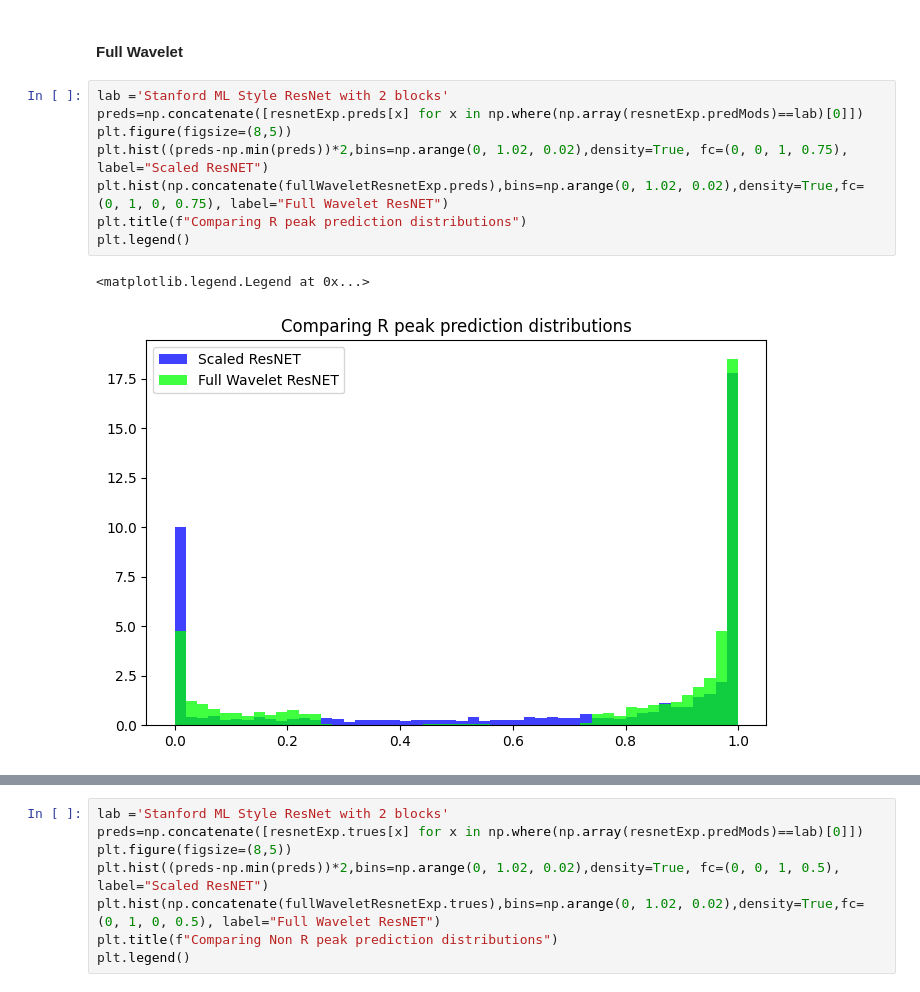
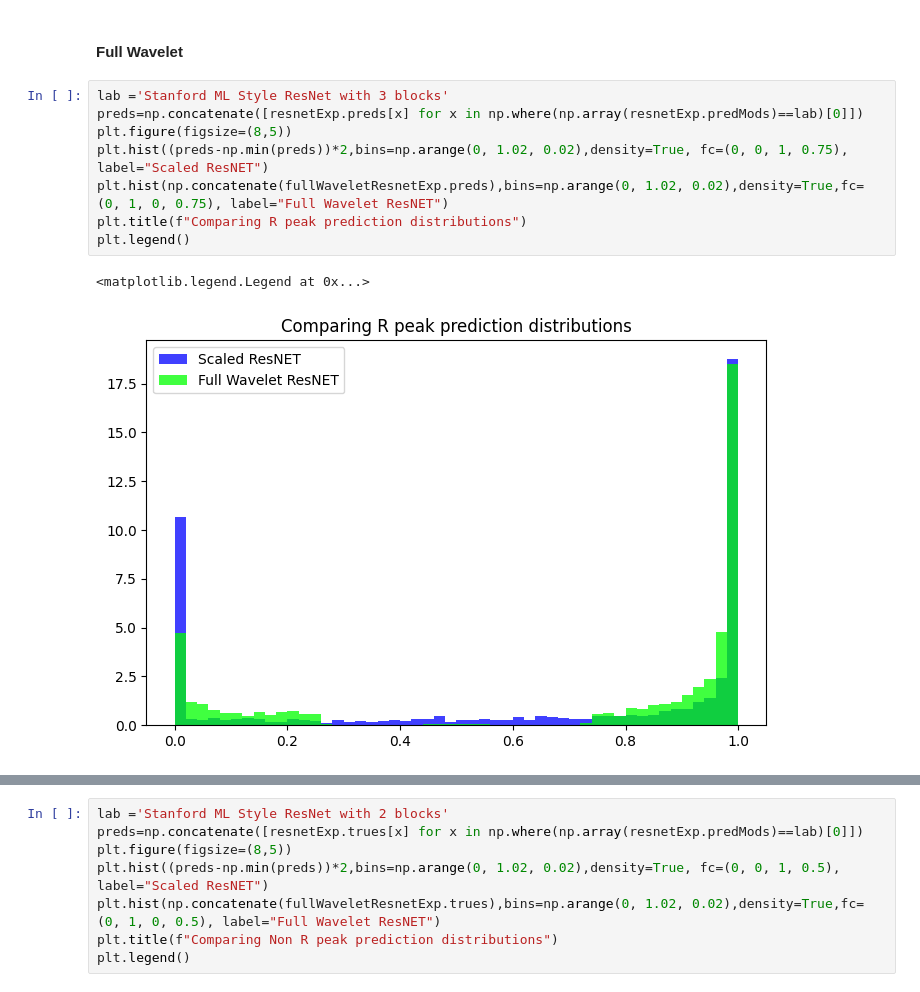
Before and after one commit to andrew-nash/fyp, a Jupyter notebook: empirical_experiments.ipynb, the cells around one changed output, grey strips where cells are left out. Cells and saved outputs as stored; diff of their text form.

```diff
--- a/empirical_experiments.ipynb
+++ b/empirical_experiments.ipynb
@@ -429,13 +437,13 @@ for i in range(len(mods)):
 # %% [markdown]
 #### Full Wavelet
 # %%
-lab ='Stanford ML Style ResNet with 2 blocks'
+lab ='Stanford ML Style ResNet with 3 blocks'
 preds=np.concatenate([resnetExp.preds[x] for x in np.where(np.array(resnetExp.predMods)==lab)[0]])
 plt.figure(figsize=(8,5))
 plt.hist((preds-np.min(preds))*2,bins=np.arange(0, 1.02, 0.02),density=True, fc=(0, 0, 1, 0.75), label="Scaled ResNET")
 plt.hist(np.concatenate(fullWaveletResnetExp.preds),bins=np.arange(0, 1.02, 0.02),density=True,fc=(0, 1, 0, 0.75), label="Full Wavelet ResNET")
 plt.title(f"Comparing R peak prediction distributions")
 plt.legend()
 # %% [output]
 <matplotlib.legend.Legend at 0x...>
-[figure, old version]
+[figure, new version]
```
Also changed, not shown: parts of 7 cells of this notebook, 10 other files.
